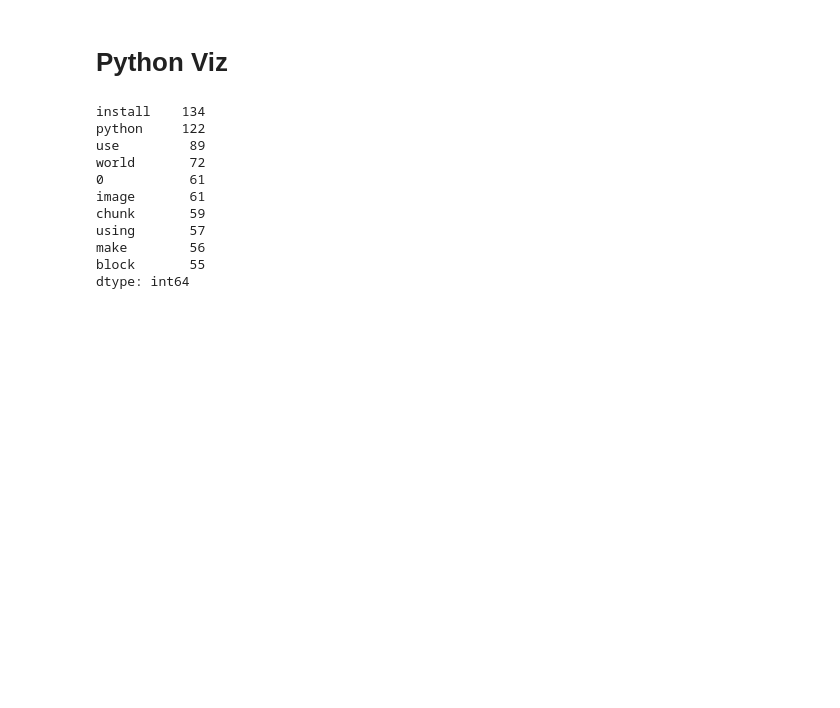
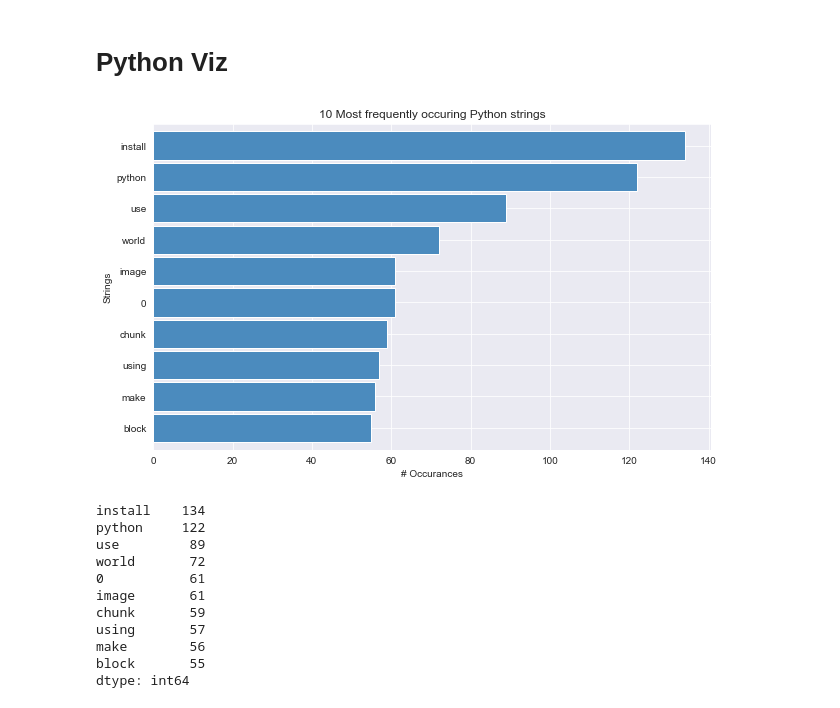
Before and after one commit to Doubtable-Steves-Linguistics/MinecraftNLP, a Jupyter notebook: michael_explore_notebook.ipynb, the cells around one changed output. Drawn from its saved outputs; the diff is of its cells as text; code cells hidden in the pictures; blank space fills up the shorter version.

```diff
--- a/michael_explore_notebook.ipynb
+++ b/michael_explore_notebook.ipynb
@@ -285,10 +285,10 @@ def get_top10_python(train):
     '''
     python_df = train[train['language']=='Python']
     python_txt = ' '.join(python_df['lemmatized'])
-    python_txt = pd.Series(python_txt.split()).value_counts().head(10)
+    python_txt = pd.Series(python_txt.split()).value_counts().head(10).sort_values(ascending=True)
 
     sns.set_style("darkgrid")
-    python_txt.sort_values(ascending=False).plot.barh(color='#4B8BBE', width=.9, figsize=(10, 6))
+    python_txt.plot.barh(color='#4B8BBE', width=.9, figsize=(10, 6))
 
     plt.title('10 Most frequently occuring Python strings')
     plt.ylabel('Strings')
@@ -297,9 +297,13 @@ def get_top10_python(train):
     # make the labels pretty
     ticks, _ = plt.yticks()
     labels = python_txt.reset_index()['index']
-    _ = plt.yticks(ticks, labels)
+    _ = plt.yticks(ticks, labels, rotation=0)
 
     plt.show()
+# %%
+get_top10_python(train)
+# %% [output]
+[figure, added]
 # %%
 python_df = train[train['language']=='Python']
 python_txt = ' '.join(python_df['lemmatized'])
```
